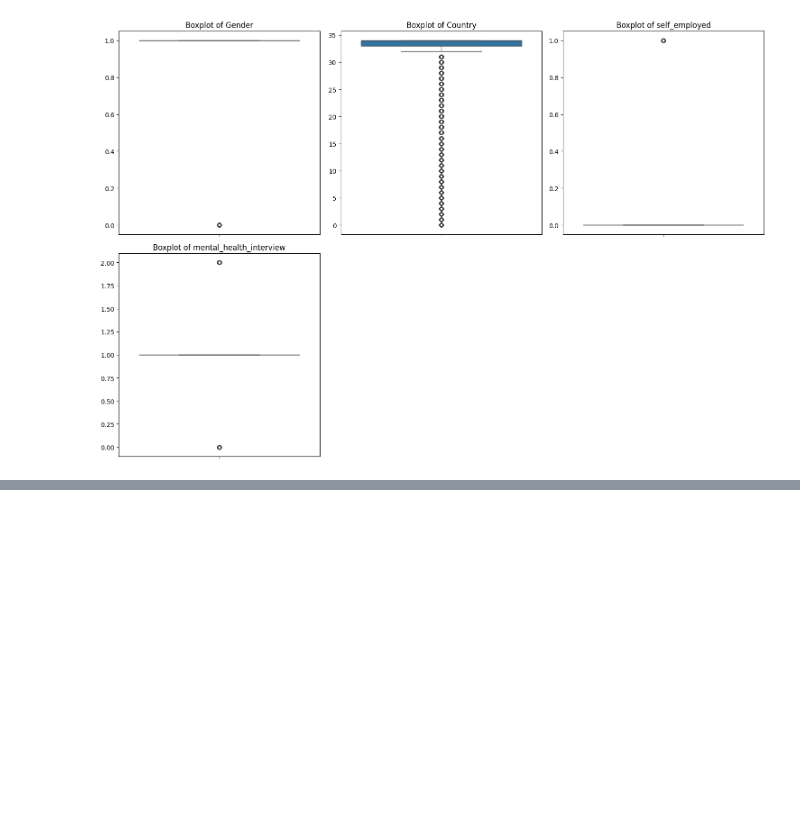
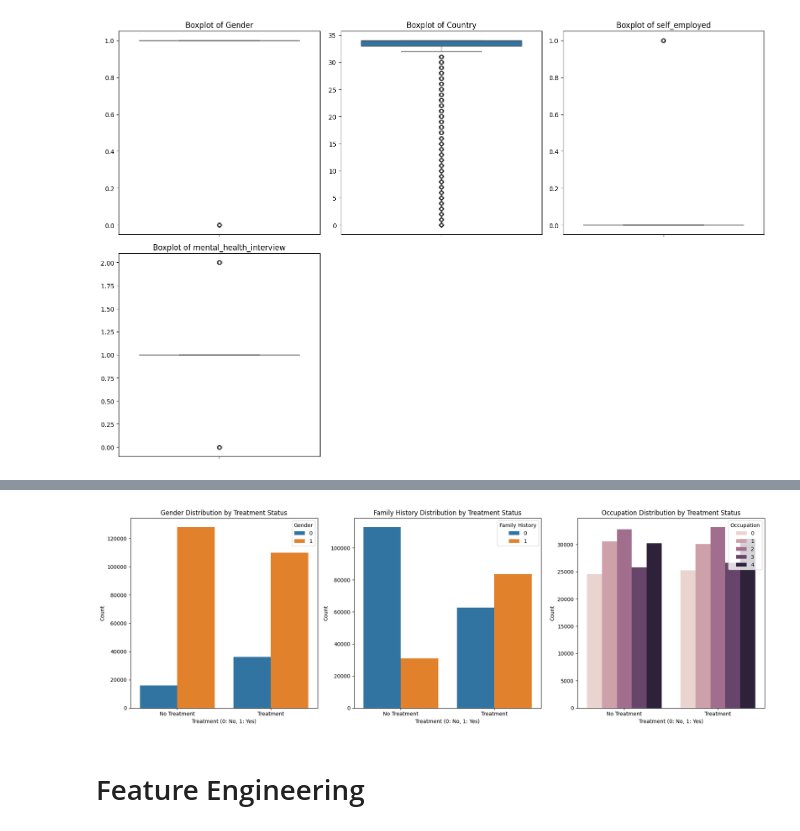
Before and after one commit to MDRobiulhassan/Mental-Health, a Jupyter notebook: Mental_Health_Treatment_Detection.ipynb, the cells around one changed output, grey strips where cells are left out. Cells and saved outputs as stored; diff of their text form; code cells hidden in the pictures; blank space fills up the shorter version.

Commit message:
Data Preprocessing

```diff
--- a/Mental_Health_Treatment_Detection.ipynb
+++ b/Mental_Health_Treatment_Detection.ipynb
@@ -341,0 +351,9 @@ plt.show()
+# %%
+gender_treatment_agg = df.groupby('treatment')['Gender'].value_counts().unstack(fill_value=0)
+display(gender_treatment_agg)
+
+family_history_treatment_agg = df.groupby('treatment')['family_history'].value_counts().unstack(fill_value=0)
+display(family_history_treatment_agg)
+
+occupation_treatment_agg = df.groupby('treatment')['Occupation'].value_counts().unstack(fill_value=0)
+display(occupation_treatment_agg)
@@ -341,0 +373,37 @@ plt.show()
+# %%
+import matplotlib.pyplot as plt
+import seaborn as sns
+
+plt.figure(figsize=(18, 6)) # Adjust figure size to accommodate three subplots
+
+# Subplot 1: Gender vs. Treatment
+plt.subplot(1, 3, 1) # 1 row, 3 columns, first subplot
+sns.barplot(data=gender_treatment_agg.stack().reset_index(name='Count'), x='treatment', y='Count', hue='Gender')
+plt.title('Gender Distribution by Treatment Status')
+plt.xlabel('Treatment (0: No, 1: Yes)')
+plt.ylabel('Count')
+plt.xticks(ticks=[0, 1], labels=['No Treatment', 'Treatment'])
+plt.legend(title='Gender', loc='upper right')
+
+plt.subplot(1, 3, 2)
+sns.barplot(data=family_history_treatment_agg.stack().reset_index(name='Count'), x='treatment', y='Count', hue='family_history')
+plt.title('Family History Distribution by Treatment Status')
+plt.xlabel('Treatment (0: No, 1: Yes)')
+plt.ylabel('Count')
+plt.xticks(ticks=[0, 1], labels=['No Treatment', 'Treatment'])
+plt.legend(title='Family History', loc='upper right')
+
+plt.subplot(1, 3, 3)
+sns.barplot(data=occupation_treatment_agg.stack().reset_index(name='Count'), x='treatment', y='Count', hue='Occupation')
+plt.title('Occupation Distribution by Treatment Status')
+plt.xlabel('Treatment (0: No, 1: Yes)')
+plt.ylabel('Count')
+plt.xticks(ticks=[0, 1], labels=['No Treatment', 'Treatment'])
+plt.legend(title='Occupation', loc='upper right')
+
+plt.tight_layout()
+plt.show()
+# %% [output]
+[figure, added]
+# %% [markdown]
+# Feature Engineering
```
Also changed, not shown: parts of 29 cells of this notebook.
